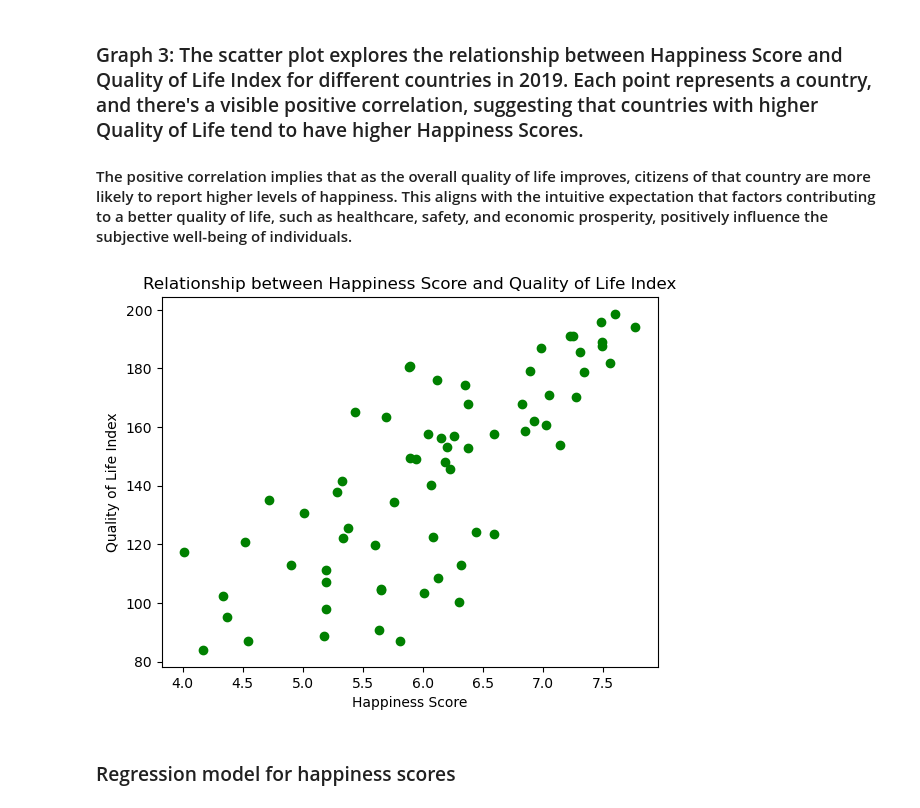
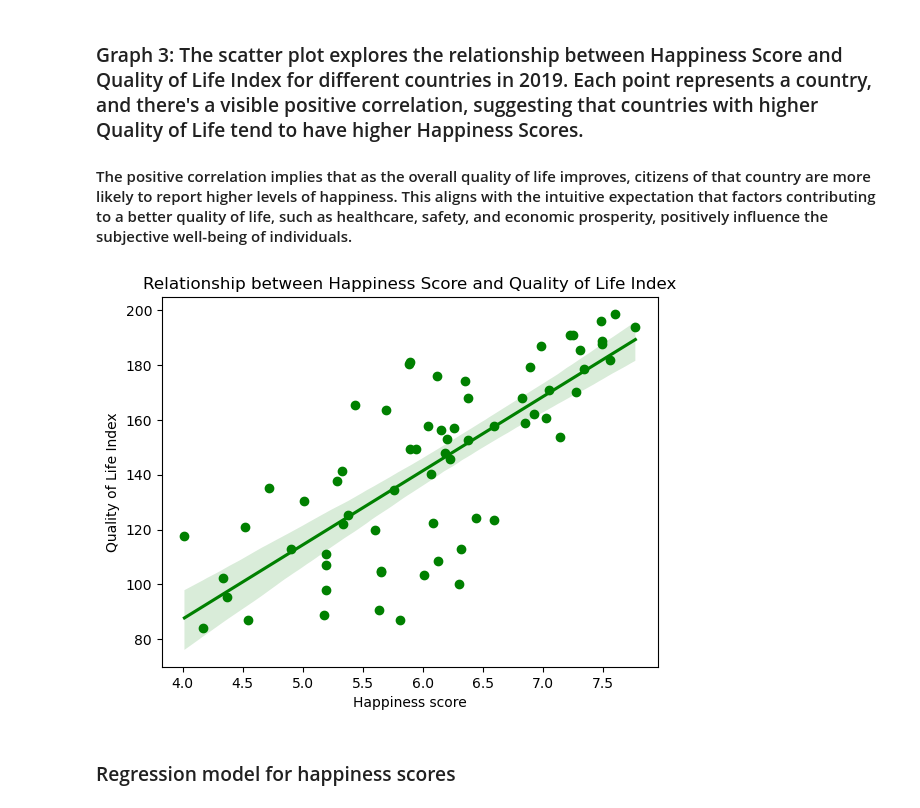
Before and after one commit to swroblewski-tu/swroblewski-tu, a Jupyter notebook: WroblewskiFinal.ipynb, the cells around one changed output. Cells and saved outputs as stored; diff of their text form; code cells hidden in the pictures.

```diff
--- a/WroblewskiFinal.ipynb
+++ b/WroblewskiFinal.ipynb
@@ -162,9 +171,7 @@ qol_data.head()
 # %% [markdown]
 #### Extracting and Loading Happiness Dataset
 # %%
-happiness_data = pd.read_csv("2019_happiness_date.csv")
+happiness_data = pd.read_csv("2019_happiness_data.csv")
 
 # merge quality of life and happiness datasets
 merged_data = pd.merge(qol_data, happiness_data, on='Country', how='inner')
-
-merged_data.head()
@@ -254,13 +257,18 @@ Correlation between Quality of Life and Cost of Living: 0.85
 
 #### The positive correlation implies that as the overall quality of life improves, citizens of that country are more likely to report higher levels of happiness. This aligns with the intuitive expectation that factors contributing to a better quality of life, such as healthcare, safety, and economic prosperity, positively influence the subjective well-being of individuals.
 # %%
+# Scatter plot
 plt.scatter(merged_data['Happiness score'], merged_data['Quality of Life Index'], color='green')
 plt.title('Relationship between Happiness Score and Quality of Life Index')
 plt.xlabel('Happiness Score')
 plt.ylabel('Quality of Life Index')
+
+# Add a regression line
+sns.regplot(x='Happiness score', y='Quality of Life Index', data=merged_data, scatter=False, color='green')
+
 plt.show()
 # %% [output]
-[figure, old version]
+[figure, new version]
 # %% [markdown]
 ### Regression model for happiness scores
 # %%
```
Also changed, not shown: parts of 23 cells of this notebook.
